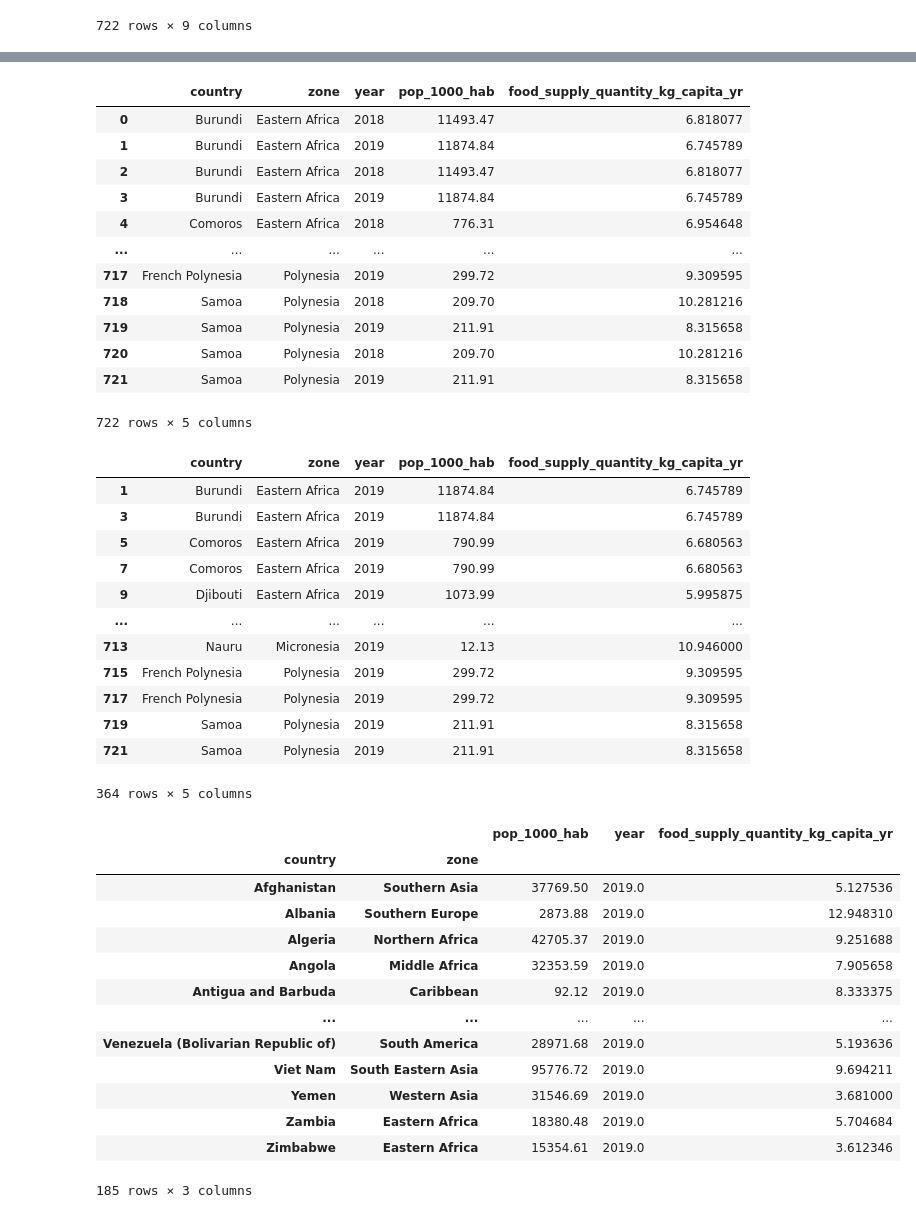
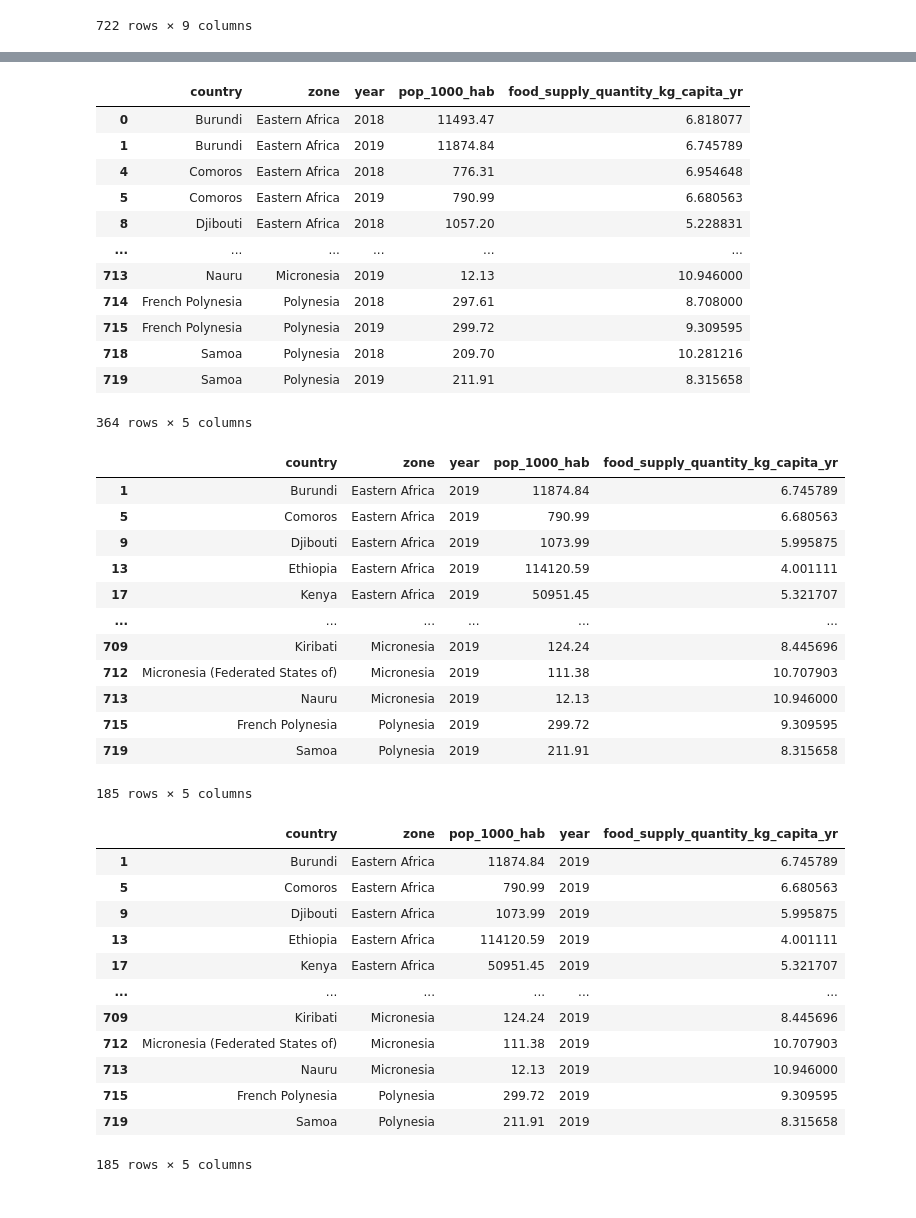
Before and after one commit to Hamza-Benhammou/brief_data_CCH, a Jupyter notebook: brief_data_CCH copy.ipynb, the cells around one changed output, grey strips where cells are left out. Drawn from its saved outputs; the diff is of its cells as text; code cells hidden in the pictures.

```diff
--- a/brief_data_CCH copy.ipynb
+++ b/brief_data_CCH copy.ipynb
@@ -538,3 +538,6 @@ display(df)
 | 720 | 882 | Polynesia | Samoa | 2018 | 209.70 | 1.519189 | 38.976216 | ... |
 | 721 | 882 | Polynesia | Samoa | 2019 | 211.91 | 1.435000 | 38.141053 | ... |
 722 rows × 9 columns
+# %%
+df.drop_duplicates(inplace=True)
+display(df)
@@ -542,63 +559,58 @@ display(df)
 columns_to_average = ["year", "pop_1000_hab", "food_supply_quantity_kg_capita_yr"]
 df_subset = df[["country", "zone"] + columns_to_average]
 
-
 display(df_subset)
 # %% [output]
 |  | country | zone | year | pop_1000_hab | food_supply_quantity_kg_capita_yr |
 | 0 | Burundi | Eastern Africa | 2018 | 11493.47 | 6.818077 |
 | 1 | Burundi | Eastern Africa | 2019 | 11874.84 | 6.745789 |
-| 2 | Burundi | Eastern Africa | 2018 | 11493.47 | 6.818077 |
-| 3 | Burundi | Eastern Africa | 2019 | 11874.84 | 6.745789 |
 | 4 | Comoros | Eastern Africa | 2018 | 776.31 | 6.954648 |
+| 5 | Comoros | Eastern Africa | 2019 | 790.99 | 6.680563 |
+| 8 | Djibouti | Eastern Africa | 2018 | 1057.20 | 5.228831 |
 | ... | ... | ... | ... | ... | ... |
-| 717 | French Polynesia | Polynesia | 2019 | 299.72 | 9.309595 |
+| 713 | Nauru | Micronesia | 2019 | 12.13 | 10.946000 |
+| 714 | French Polynesia | Polynesia | 2018 | 297.61 | 8.708000 |
+| 715 | French Polynesia | Polynesia | 2019 | 299.72 | 9.309595 |
 | 718 | Samoa | Polynesia | 2018 | 209.70 | 10.281216 |
 | 719 | Samoa | Polynesia | 2019 | 211.91 | 8.315658 |
-| 720 | Samoa | Polynesia | 2018 | 209.70 | 10.281216 |
-| 721 | Samoa | Polynesia | 2019 | 211.91 | 8.315658 |
-722 rows × 5 columns
+364 rows × 5 columns
 # %%
 # limiter à l'année 2019
 df_2019 = df_subset[df_subset["year"] == 2019]
-df_averages = df_subset.groupby(["country", "zone"], observed=True).mean()
-
 
 display(df_2019)
 # %% [output]
 |  | country | zone | year | pop_1000_hab | food_supply_quantity_kg_capita_yr |
 | 1 | Burundi | Eastern Africa | 2019 | 11874.84 | 6.745789 |
-| 3 | Burundi | Eastern Africa | 2019 | 11874.84 | 6.745789 |
 | 5 | Comoros | Eastern Africa | 2019 | 790.99 | 6.680563 |
-| 7 | Comoros | Eastern Africa | 2019 | 790.99 | 6.680563 |
 | 9 | Djibouti | Eastern Africa | 2019 | 1073.99 | 5.995875 |
+| 13 | Ethiopia | Eastern Africa | 2019 | 114120.59 | 4.001111 |
+| 17 | Kenya | Eastern Africa | 2019 | 50951.45 | 5.321707 |
 | ... | ... | ... | ... | ... | ... |
+| 709 | Kiribati | Micronesia | 2019 | 124.24 | 8.445696 |
+| 712 | Micronesia (Federated States of) | Micronesia | 2019 | 111.38 | 10.707903 |
 | 713 | Nauru | Micronesia | 2019 | 12.13 | 10.946000 |
 | 715 | French Polynesia | Polynesia | 2019 | 299.72 | 9.309595 |
-| 717 | French Polynesia | Polynesia | 2019 | 299.72 | 9.309595 |
 | 719 | Samoa | Polynesia | 2019 | 211.91 | 8.315658 |
-| 721 | Samoa | Polynesia | 2019 | 211.91 | 8.315658 |
-364 rows × 5 columns
+185 rows × 5 columns
 # %%
 columns_to_average = ["food_supply_quantity_kg_capita_yr"]
 columns_to_select = ["country", "zone", "pop_1000_hab", "year"] + columns_to_average
 df_subset = df_2019[columns_to_select]
-df_averages = df_subset.groupby(["country", "zone"], observed=True).mean()
 
-display(df_averages)
+display(df_subset)
 # %% [output]
-|  |  | pop_1000_hab | year | food_supply_quantity_kg_capita_yr |
-| country | zone |  |  |  |
-| Afghanistan | Southern Asia | 37769.50 | 2019.0 | 5.127536 |
-| Albania | Southern Europe | 2873.88 | 2019.0 | 12.948310 |
-| Algeria | Northern Africa | 42705.37 | 2019.0 | 9.251688 |
-| Angola | Middle Africa | 32353.59 | 2019.0 | 7.905658 |
-| Antigua and Barbuda | Caribbean | 92.12 | 2019.0 | 8.333375 |
-| ... | ... | ... | ... | ... |
-| Venezuela (Bolivarian Republic of) | South America | 28971.68 | 2019.0 | 5.193636 |
-| Viet Nam | South Eastern Asia | 95776.72 | 2019.0 | 9.694211 |
-| Yemen | Western Asia | 31546.69 | 2019.0 | 3.681000 |
-| Zambia | Eastern Africa | 18380.48 | 2019.0 | 5.704684 |
-| Zimbabwe | Eastern Africa | 15354.61 | 2019.0 | 3.612346 |
+|  | country | zone | pop_1000_hab | year | food_supply_quantity_kg_capita_yr |
+| 1 | Burundi | Eastern Africa | 11874.84 | 2019 | 6.745789 |
+| 5 | Comoros | Eastern Africa | 790.99 | 2019 | 6.680563 |
+| 9 | Djibouti | Eastern Africa | 1073.99 | 2019 | 5.995875 |
+| 13 | Ethiopia | Eastern Africa | 114120.59 | 2019 | 4.001111 |
+| 17 | Kenya | Eastern Africa | 50951.45 | 2019 | 5.321707 |
+| ... | ... | ... | ... | ... | ... |
+| 709 | Kiribati | Micronesia | 124.24 | 2019 | 8.445696 |
+| 712 | Micronesia (Federated States of) | Micronesia | 111.38 | 2019 | 10.707903 |
+| 713 | Nauru | Micronesia | 12.13 | 2019 | 10.946000 |
+| 715 | French Polynesia | Polynesia | 299.72 | 2019 | 9.309595 |
+| 719 | Samoa | Polynesia | 211.91 | 2019 | 8.315658 |
-185 rows × 3 columns
+185 rows × 5 columns
 # %%
```
Also changed, not shown: parts of 9 cells of this notebook.
